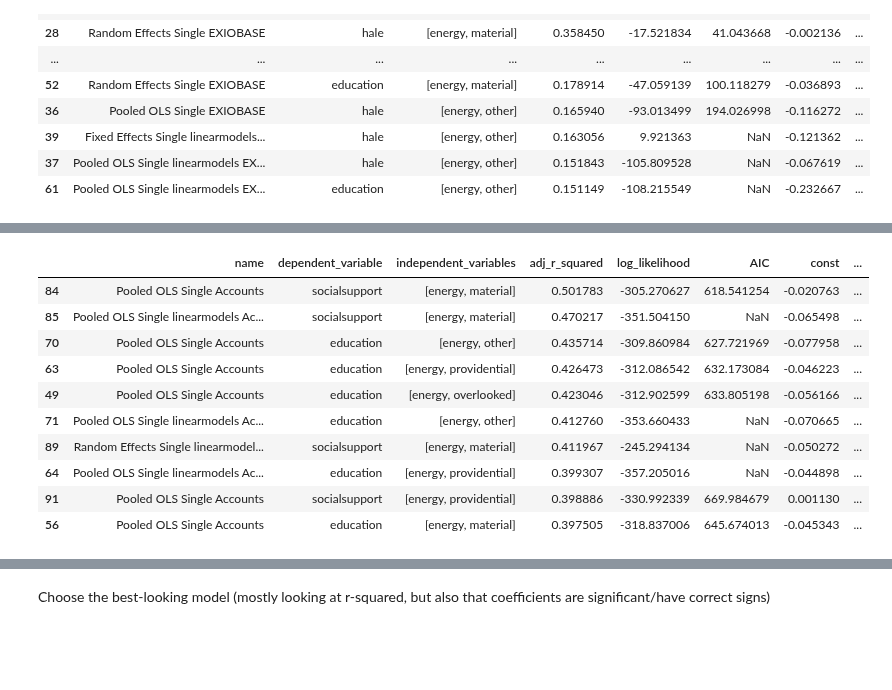
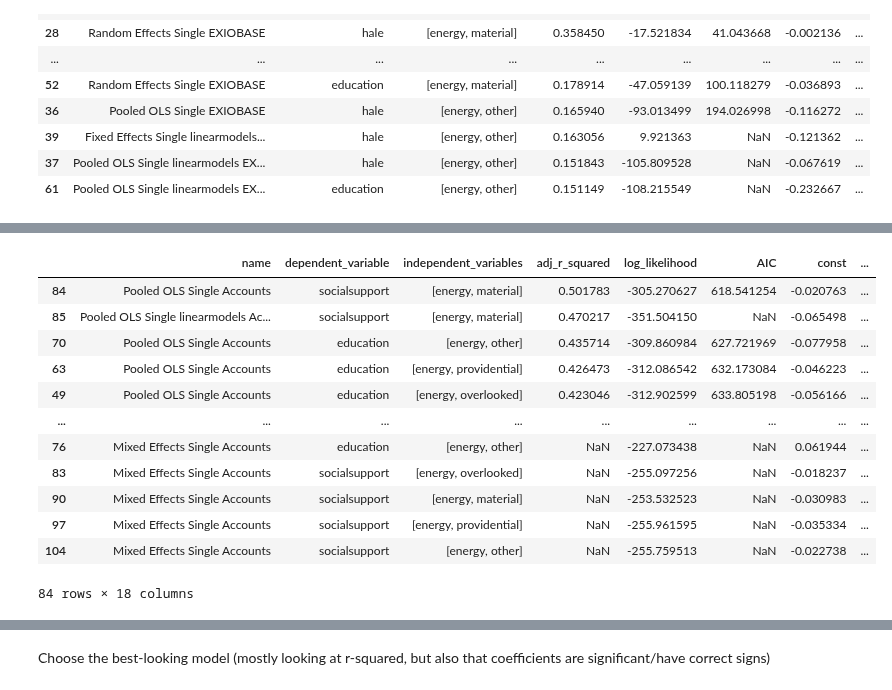
Before and after one commit to saviorand/provisioning-model, a Jupyter notebook: provisioning_model/notebooks/foundational/viz_regressions_v3.ipynb, the cells around one changed output, grey strips where cells are left out. Saved outputs shown, nothing was run; the diff lists cells and outputs as text; code cells hidden in the pictures; blank space fills up the shorter version.

```diff
--- a/provisioning_model/notebooks/foundational/viz_regressions_v3.ipynb
+++ b/provisioning_model/notebooks/foundational/viz_regressions_v3.ipynb
@@ -407,21 +321,23 @@ Notes:
 # %%
 single_regressions_df_accounts = df_regressions_accounts[df_regressions_accounts['name'].str.contains('Single')]
 single_regressions_df_accounts = single_regressions_df_accounts.sort_values(by="goodness_of_fit", key=lambda k: k.str["adj_r_squared"], ascending=False)
 single_regressions_df_accounts_overview = single_regressions_df_accounts[['name', 'dependent_variable', 'independent_variables', 'goodness_of_fit']]
 single_regressions_df_accounts_overview = pd.concat([single_regressions_df_accounts_overview.drop(['goodness_of_fit'], axis=1), single_regressions_df_accounts_overview['goodness_of_fit'].apply(pd.Series)], axis=1)
 single_regressions_df_accounts_overview = pd.concat([single_regressions_df_accounts_overview.drop(['coefs'], axis=1), single_regressions_df_accounts_overview['coefs'].apply(pd.Series)], axis=1)
 single_regressions_df_accounts_overview = single_regressions_df_accounts_overview.loc[:,~single_regressions_df_accounts_overview.columns.str.contains('T.True')]
 single_regressions_df_accounts_overview = single_regressions_df_accounts_overview.drop(['model_name'], axis=1)
-single_regressions_df_accounts_overview.head(10)
+single_regressions_df_accounts_overview
 # %% [output]
 |  | name | dependent_variable | independent_variables | adj_r_squared | log_likelihood | AIC | const | ... |
 | 84 | Pooled OLS Single Accounts | socialsupport | [energy, material] | 0.501783 | -305.270627 | 618.541254 | -0.020763 | ... |
 | 85 | Pooled OLS Single linearmodels Ac... | socialsupport | [energy, material] | 0.470217 | -351.504150 | NaN | -0.065498 | ... |
 | 70 | Pooled OLS Single Accounts | education | [energy, other] | 0.435714 | -309.860984 | 627.721969 | -0.077958 | ... |
 | 63 | Pooled OLS Single Accounts | education | [energy, providential] | 0.426473 | -312.086542 | 632.173084 | -0.046223 | ... |
 | 49 | Pooled OLS Single Accounts | education | [energy, overlooked] | 0.423046 | -312.902599 | 633.805198 | -0.056166 | ... |
-| 71 | Pooled OLS Single linearmodels Ac... | education | [energy, other] | 0.412760 | -353.660433 | NaN | -0.070665 | ... |
-| 89 | Random Effects Single linearmodel... | socialsupport | [energy, material] | 0.411967 | -245.294134 | NaN | -0.050272 | ... |
-| 64 | Pooled OLS Single linearmodels Ac... | education | [energy, providential] | 0.399307 | -357.205016 | NaN | -0.044898 | ... |
-| 91 | Pooled OLS Single Accounts | socialsupport | [energy, providential] | 0.398886 | -330.992339 | 669.984679 | 0.001130 | ... |
-| 56 | Pooled OLS Single Accounts | education | [energy, material] | 0.397505 | -318.837006 | 645.674013 | -0.045343 | ... |
+| ... | ... | ... | ... | ... | ... | ... | ... | ... |
+| 76 | Mixed Effects Single Accounts | education | [energy, other] | NaN | -227.073438 | NaN | 0.061944 | ... |
+| 83 | Mixed Effects Single Accounts | socialsupport | [energy, overlooked] | NaN | -255.097256 | NaN | -0.018237 | ... |
+| 90 | Mixed Effects Single Accounts | socialsupport | [energy, material] | NaN | -253.532523 | NaN | -0.030983 | ... |
+| 97 | Mixed Effects Single Accounts | socialsupport | [energy, providential] | NaN | -255.961595 | NaN | -0.035334 | ... |
+| 104 | Mixed Effects Single Accounts | socialsupport | [energy, other] | NaN | -255.759513 | NaN | -0.022738 | ... |
+84 rows × 18 columns
```
Also changed, not shown: parts of 24 cells of this notebook, 1 other file.
